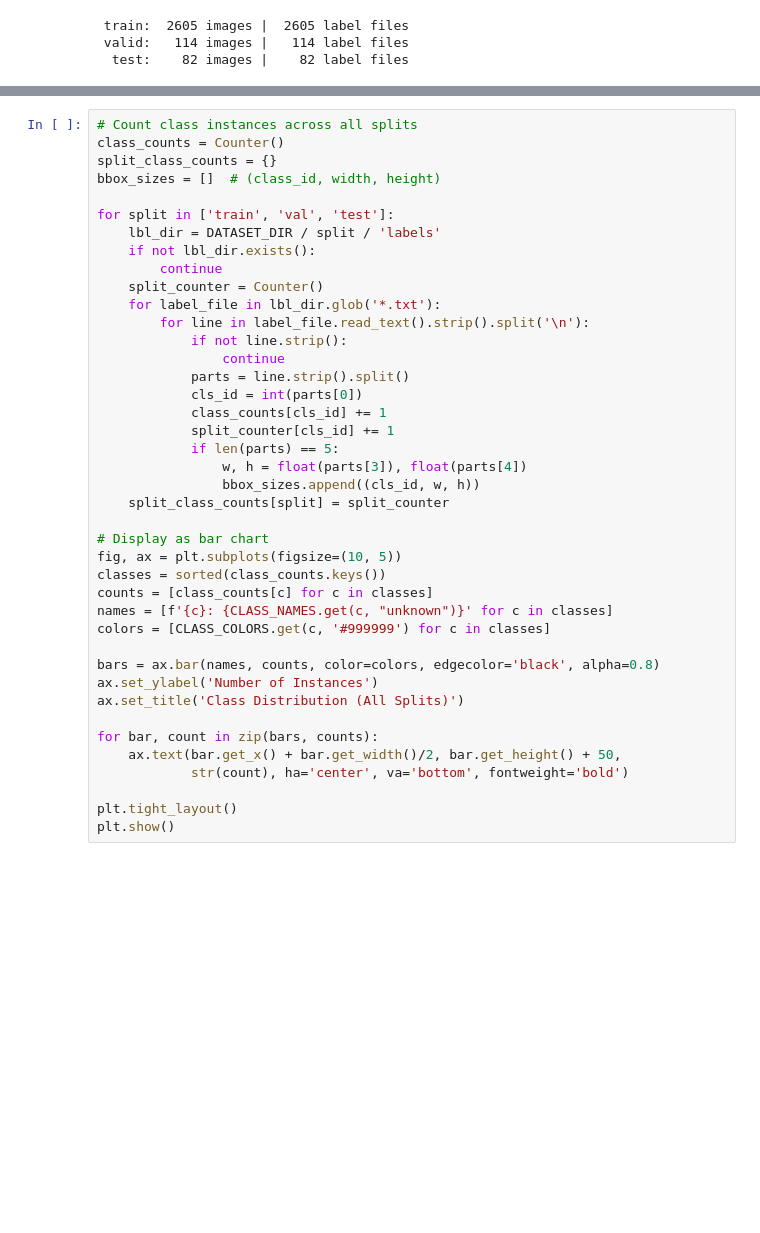
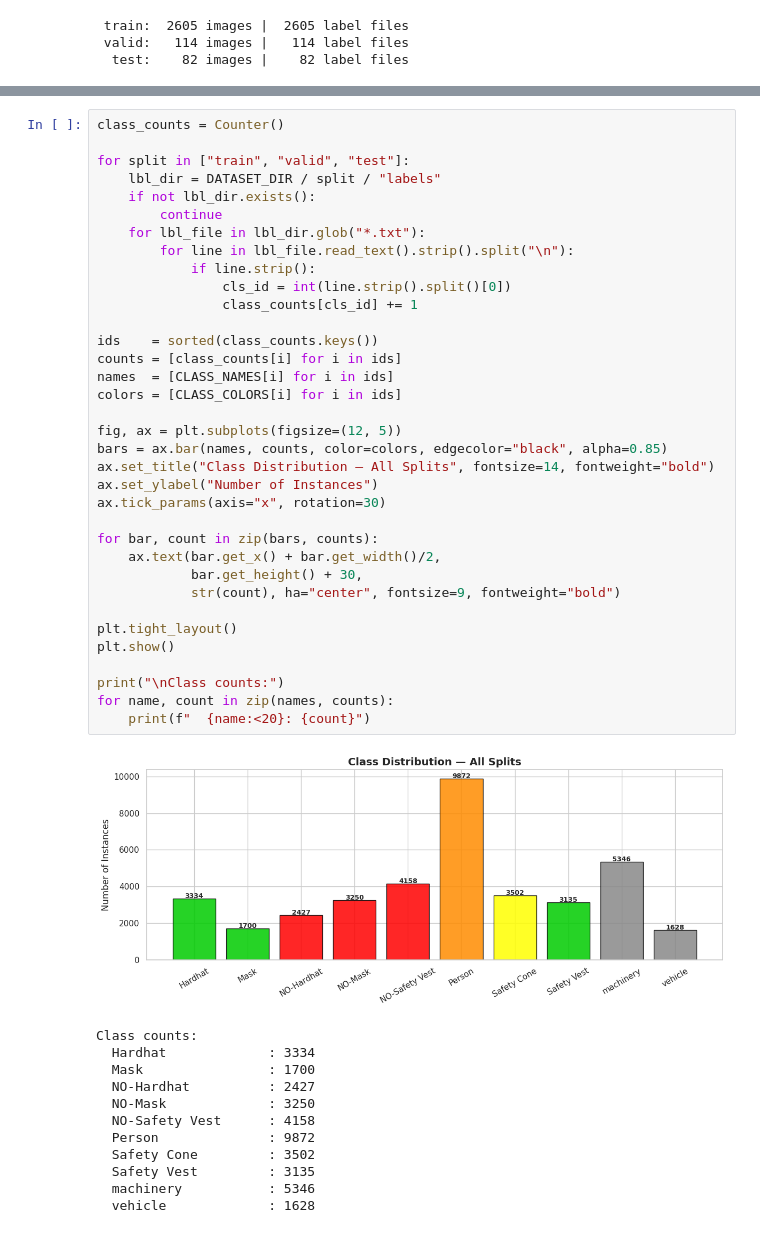
Before and after one commit to SahansilvaDev/construction-safety-monitor, a Jupyter notebook: notebooks/01_data_exploration.ipynb, the cells around one changed output, grey strips where cells are left out. Cells and saved outputs as stored; diff of their text form; blank space fills up the shorter version.

```diff
--- a/notebooks/01_data_exploration.ipynb
+++ b/notebooks/01_data_exploration.ipynb
@@ -94,41 +98,48 @@ for split in ["train", "valid", "test"]:
 # %%
-# Count class instances across all splits
 class_counts = Counter()
-split_class_counts = {}
-bbox_sizes = []  # (class_id, width, height)
 
-for split in ['train', 'val', 'test']:
-    lbl_dir = DATASET_DIR / split / 'labels'
+for split in ["train", "valid", "test"]:
+    lbl_dir = DATASET_DIR / split / "labels"
     if not lbl_dir.exists():
         continue
-    split_counter = Counter()
-    for label_file in lbl_dir.glob('*.txt'):
-        for line in label_file.read_text().strip().split('\n'):
-            if not line.strip():
-                continue
-            parts = line.strip().split()
-            cls_id = int(parts[0])
-            class_counts[cls_id] += 1
-            split_counter[cls_id] += 1
-            if len(parts) == 5:
-                w, h = float(parts[3]), float(parts[4])
-                bbox_sizes.append((cls_id, w, h))
-    split_class_counts[split] = split_counter
+    for lbl_file in lbl_dir.glob("*.txt"):
+        for line in lbl_file.read_text().strip().split("\n"):
+            if line.strip():
+                cls_id = int(line.strip().split()[0])
+                class_counts[cls_id] += 1
 
-# Display as bar chart
-fig, ax = plt.subplots(figsize=(10, 5))
-classes = sorted(class_counts.keys())
-counts = [class_counts[c] for c in classes]
-names = [f'{c}: {CLASS_NAMES.get(c, "unknown")}' for c in classes]
-colors = [CLASS_COLORS.get(c, '#999999') for c in classes]
+ids    = sorted(class_counts.keys())
+counts = [class_counts[i] for i in ids]
+names  = [CLASS_NAMES[i] for i in ids]
+colors = [CLASS_COLORS[i] for i in ids]
 
-bars = ax.bar(names, counts, color=colors, edgecolor='black', alpha=0.8)
-ax.set_ylabel('Number of Instances')
-ax.set_title('Class Distribution (All Splits)')
+fig, ax = plt.subplots(figsize=(12, 5))
+bars = ax.bar(names, counts, color=colors, edgecolor="black", alpha=0.85)
+ax.set_title("Class Distribution — All Splits", fontsize=14, fontweight="bold")
+ax.set_ylabel("Number of Instances")
+ax.tick_params(axis="x", rotation=30)
 
 for bar, count in zip(bars, counts):
-    ax.text(bar.get_x() + bar.get_width()/2, bar.get_height() + 50,
-            str(count), ha='center', va='bottom', fontweight='bold')
+    ax.text(bar.get_x() + bar.get_width()/2,
+            bar.get_height() + 30,
+            str(count), ha="center", fontsize=9, fontweight="bold")
 
 plt.tight_layout()
 plt.show()
+
+print("\nClass counts:")
+for name, count in zip(names, counts):
+    print(f"  {name:<20}: {count}")
+# %% [output]
+[figure, added]
+Class counts:
+  Hardhat             : 3334
+  Mask                : 1700
+  NO-Hardhat          : 2427
+  NO-Mask             : 3250
+  NO-Safety Vest      : 4158
+  Person              : 9872
+  Safety Cone         : 3502
+  Safety Vest         : 3135
+  machinery           : 5346
+  vehicle             : 1628
```
Also changed, not shown: parts of 12 cells of this notebook, 3 other files.
